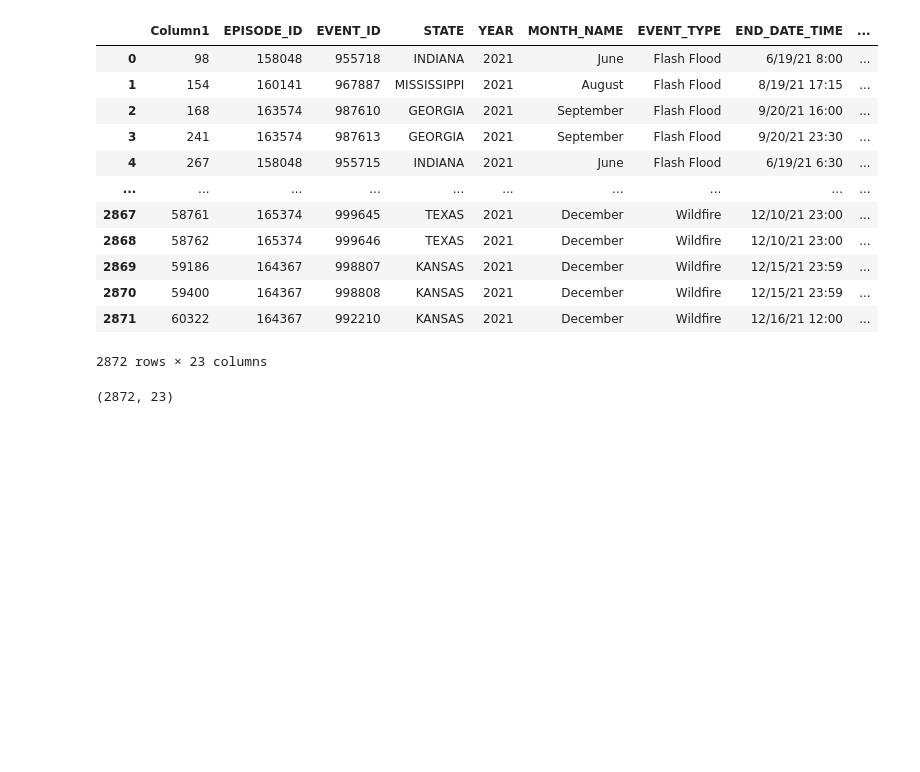
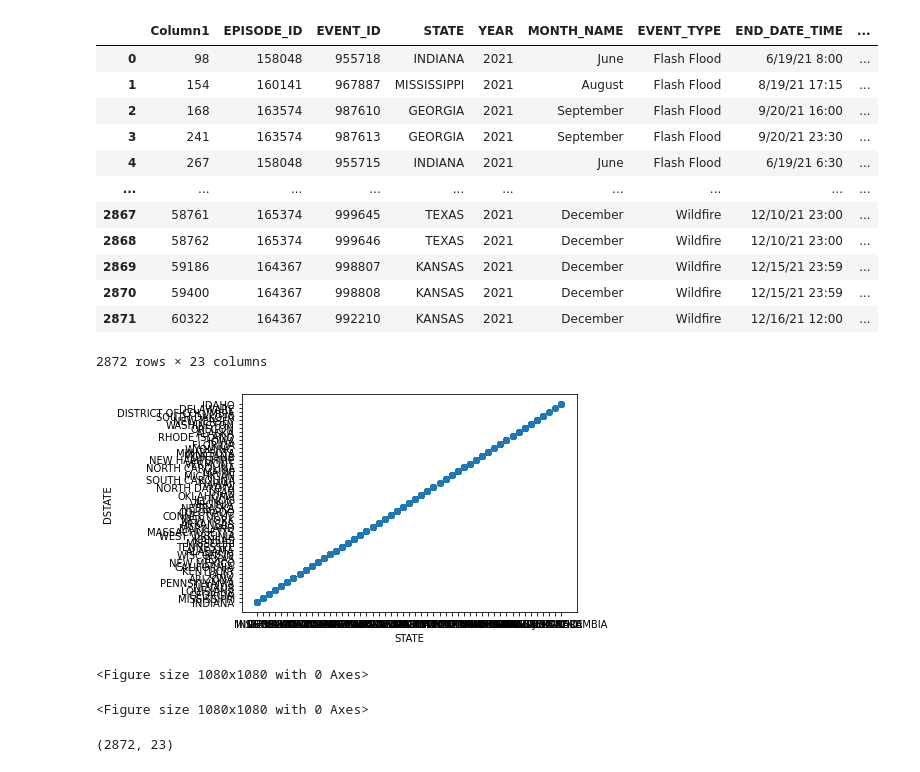
Before and after one commit to nalicia/Final_Project, a Jupyter notebook: 2021 DataFrame.ipynb, the cells around one changed output. Saved outputs shown, nothing was run; the diff lists cells and outputs as text; code cells hidden in the pictures; blank space fills up the shorter version.

```diff
--- a/2021 DataFrame.ipynb
+++ b/2021 DataFrame.ipynb
@@ -27,3 +27,13 @@ df
 | 2870 | 59400 | 164367 | 998808 | KANSAS | 2021 | December | Wildfire | 12/15/21 23:59 | ... |
 | 2871 | 60322 | 164367 | 992210 | KANSAS | 2021 | December | Wildfire | 12/16/21 12:00 | ... |
 2872 rows × 23 columns
+# %%
+plt.scatter(df.STATE, df.STATE)
+plt.xlabel('STATE')
+plt.ylabel('DSTATE')
+plt.show()
+plt.figure(figsize=(15,15))
+# %% [output]
+[figure, added]
+<Figure size 1080x1080 with 0 Axes>
+<Figure size 1080x1080 with 0 Axes>
```
Also changed, not shown: parts of 8 cells of this notebook.
